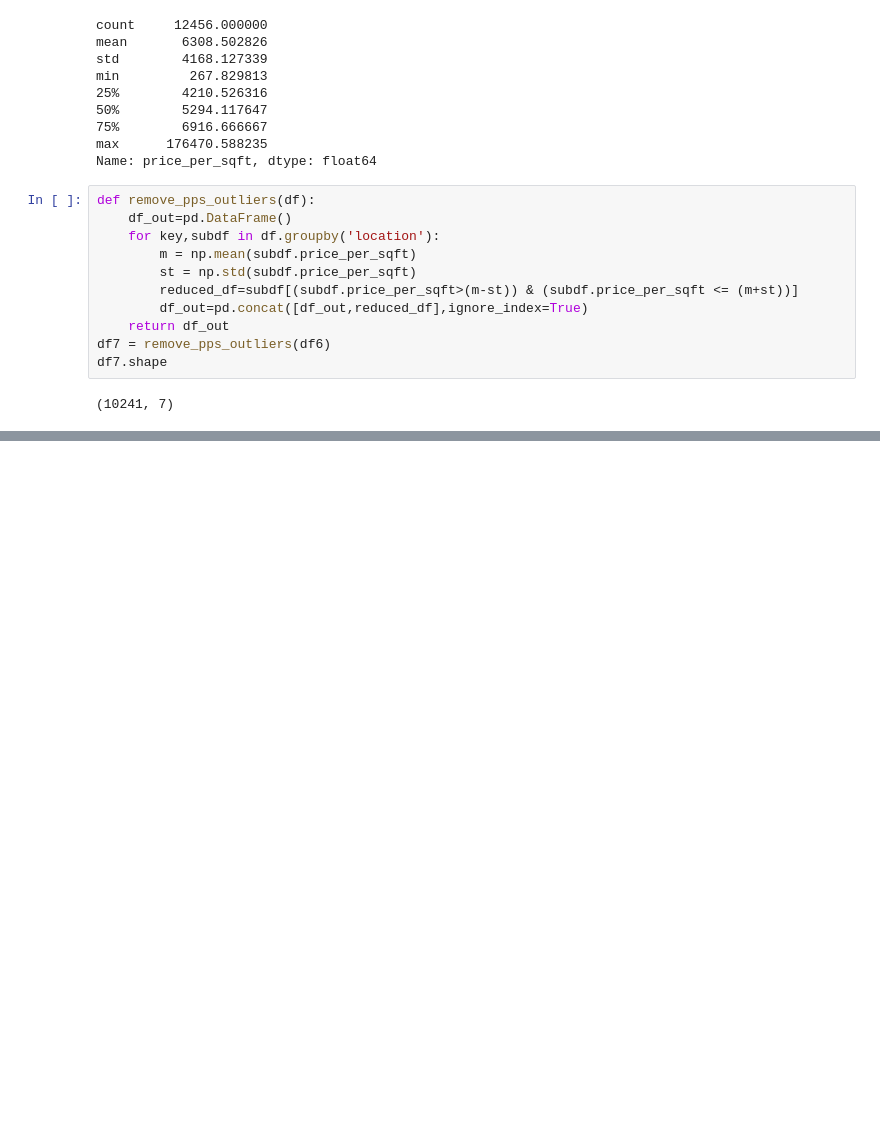
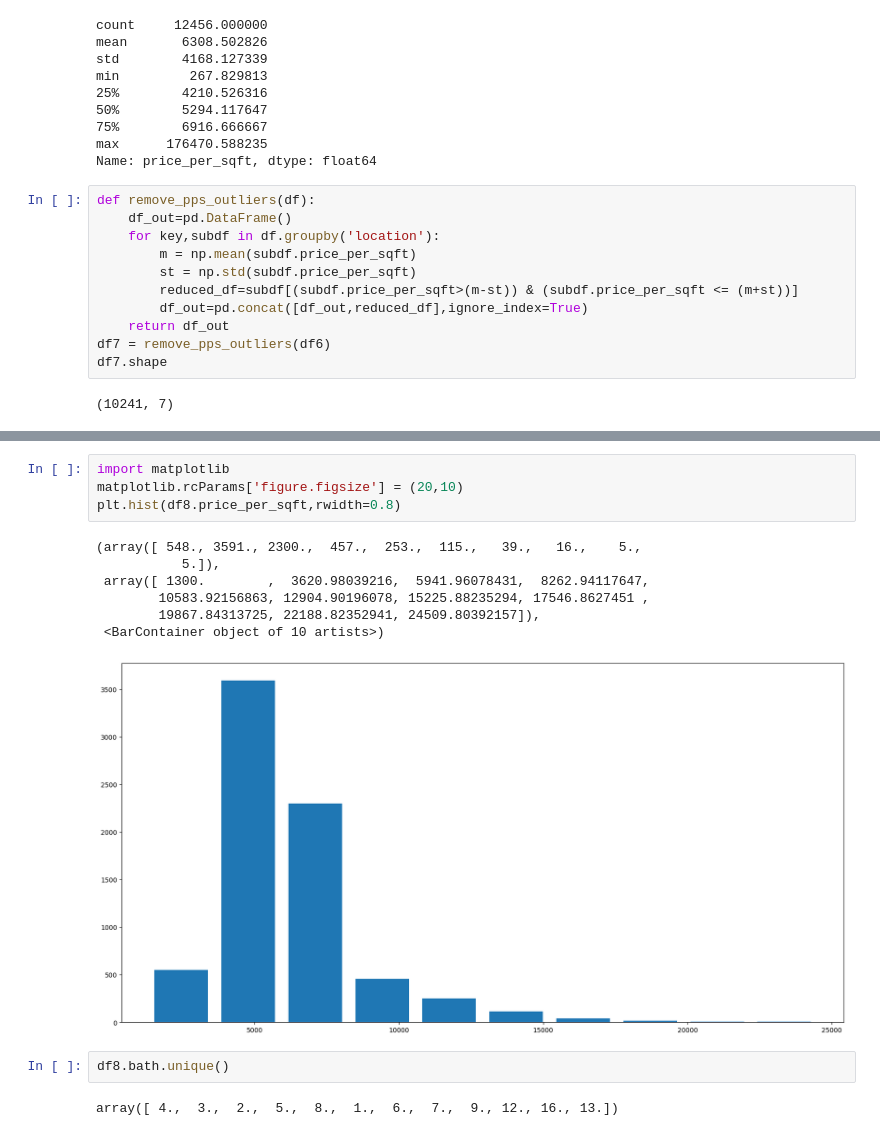
Before and after one commit to GlitchAyub/Real_estate-price-prediction, a Jupyter notebook: price_prediction-checkpoint.ipynb, the cells around one changed output, grey strips where cells are left out. Drawn from its saved outputs; the diff is of its cells as text; blank space fills up the shorter version.

```diff
--- a/price_prediction-checkpoint.ipynb
+++ b/price_prediction-checkpoint.ipynb
@@ -311,0 +334,16 @@ plot_scatter_chart(df7,'Rajaji Nagar')
+# %%
+import matplotlib
+matplotlib.rcParams['figure.figsize'] = (20,10)
+plt.hist(df8.price_per_sqft,rwidth=0.8)
+# %% [output]
+(array([ 548., 3591., 2300.,  457.,  253.,  115.,   39.,   16.,    5.,
+           5.]),
+ array([ 1300.        ,  3620.98039216,  5941.96078431,  8262.94117647,
+        10583.92156863, 12904.90196078, 15225.88235294, 17546.8627451 ,
+        19867.84313725, 22188.82352941, 24509.80392157]),
+ <BarContainer object of 10 artists>)
+[figure, added]
+# %%
+df8.bath.unique()
+# %% [output]
+array([ 4.,  3.,  2.,  5.,  8.,  1.,  6.,  7.,  9., 12., 16., 13.])
```
Also changed, not shown: parts of 8 cells of this notebook.
